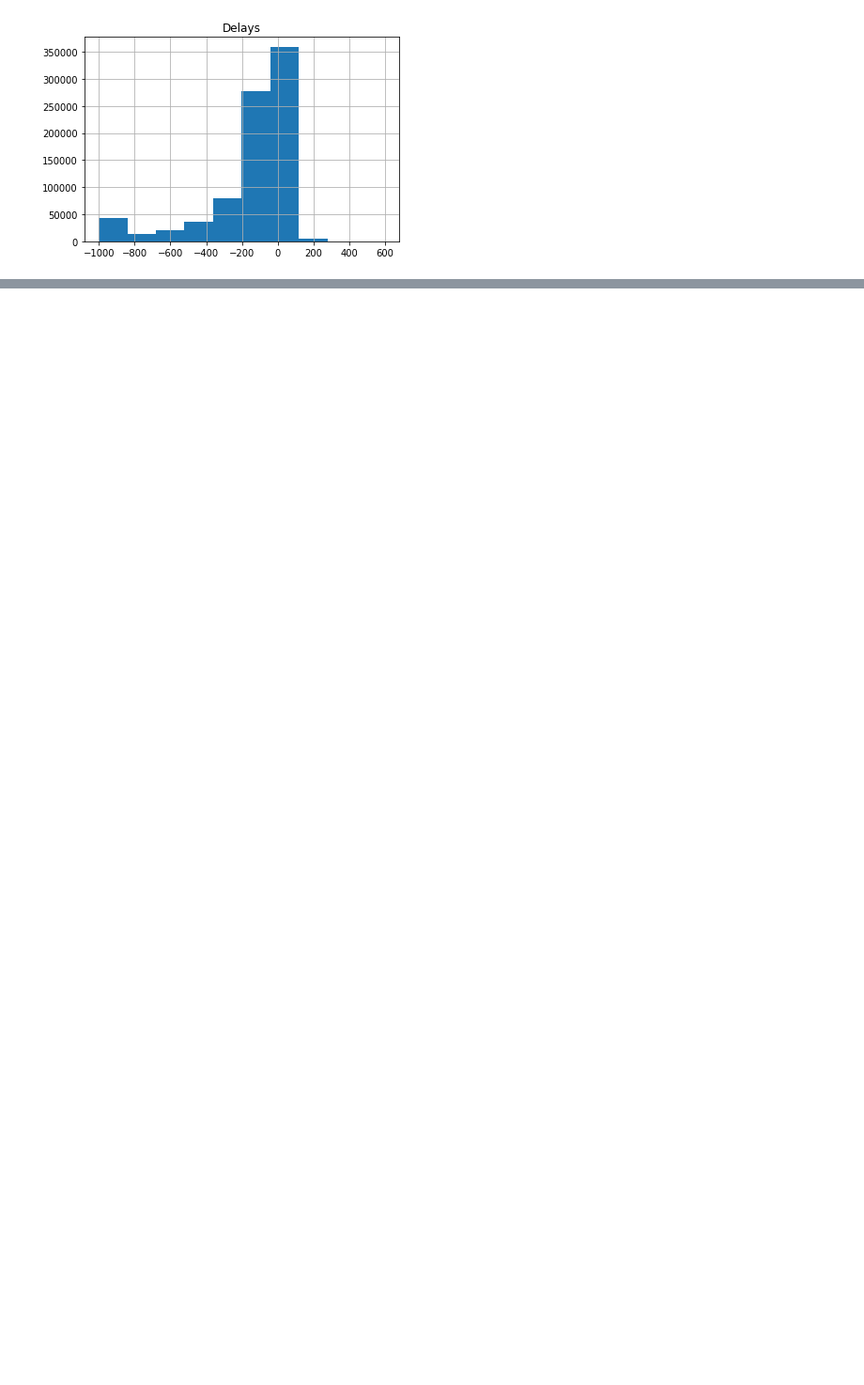
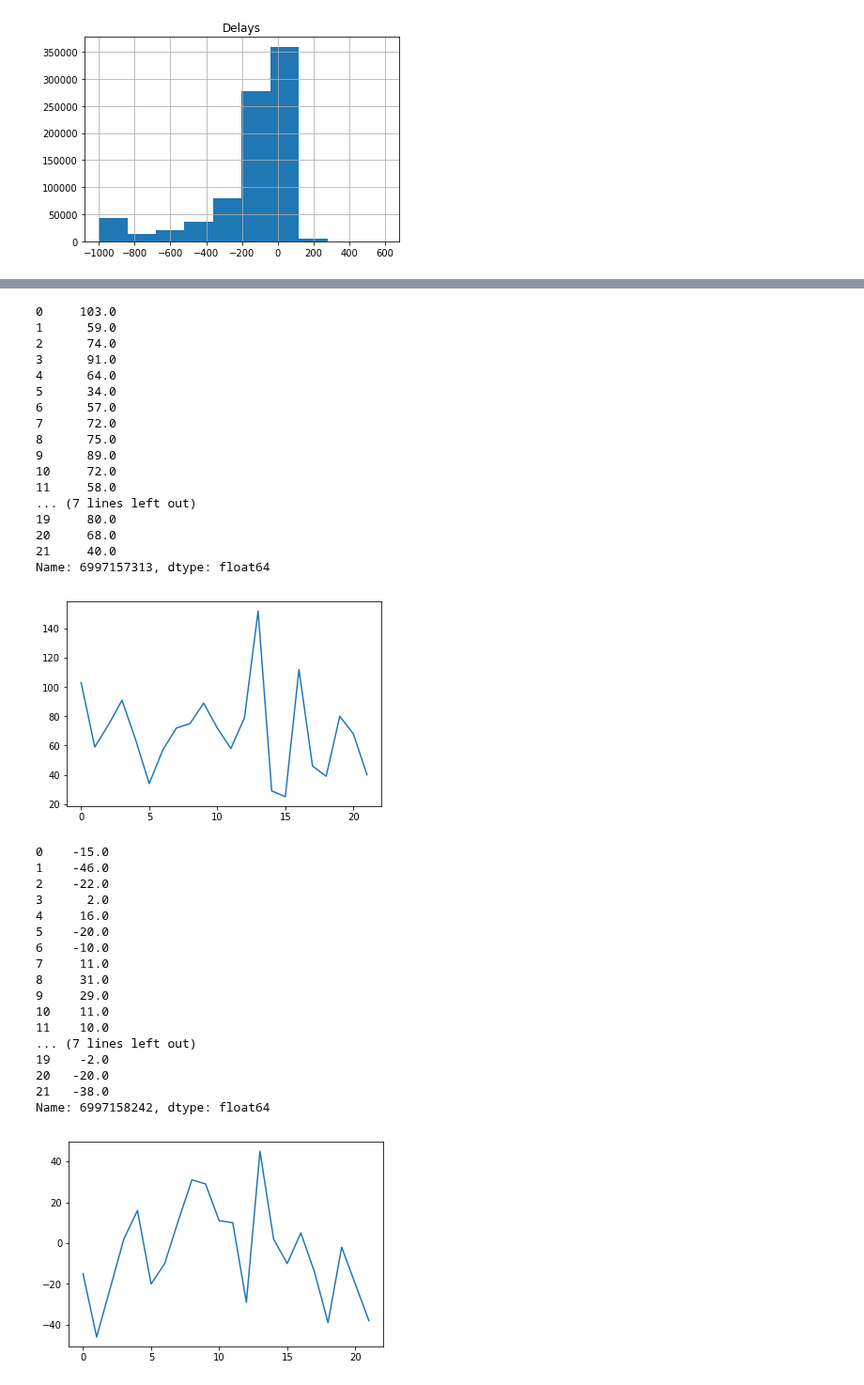
Before and after one commit to kimrharper/data_science_nltk, a Jupyter notebook: transport/station.ipynb, the cells around one changed output, grey strips where cells are left out. Shown at 94% size. Drawn from its saved outputs; the diff is of its cells as text; code cells hidden in the pictures; blank space fills up the shorter version.

Commit message:
fixed group id plotting

```diff
--- a/transport/station.ipynb
+++ b/transport/station.ipynb
@@ -60,0 +97,3 @@ array(['MAX  Red Line to Airport',
+# %%
+transport['bigtripID'] = (transport.tripID.apply(str) + transport.vehicle_id.apply(str)).apply(int)
+transport.head()
@@ -115,3 +144,11 @@ vehicle = (transport.groupby(['nextLocID','signMessageLong','direction']).mean()
 
 # converting delay to positive
 station.delay = station.delay*(-1)
+# %%
+trip = transport[['nextLocID','bigtripID','signMessageLong','direction','delay',]]
+# %%
+delayDF = trip.set_index('bigtripID')['delay']
+delayDF = pd.DataFrame(data = delayDF).reset_index()
+delayDF = ((delayDF.groupby('bigtripID',as_index=True))['delay']).apply(list).apply(pd.Series)
+delayDF = delayDF[delayDF.duplicated()]
+delayDF.head()
@@ -117,0 +160,42 @@ station.delay = station.delay*(-1)
+# %%
+for i in range(10,15):
+    print(delayDF.iloc[i].dropna())
+    plt.plot(delayDF.iloc[i])
+    plt.show()
+# %% [output]
+0     103.0
+1      59.0
+2      74.0
+3      91.0
+4      64.0
+5      34.0
+6      57.0
+7      72.0
+8      75.0
+9      89.0
+10     72.0
+11     58.0
+... (7 lines left out)
+19     80.0
+20     68.0
+21     40.0
+Name: 6997157313, dtype: float64
+[figure, added]
+0    -15.0
+1    -46.0
+2    -22.0
+3      2.0
+4     16.0
+5    -20.0
+6    -10.0
+7     11.0
+8     31.0
+9     29.0
+10    11.0
+11    10.0
+... (7 lines left out)
+19    -2.0
+20   -20.0
+21   -38.0
+Name: 6997158242, dtype: float64
+[figure, added]
```
Also changed, not shown: parts of 11 cells of this notebook.
